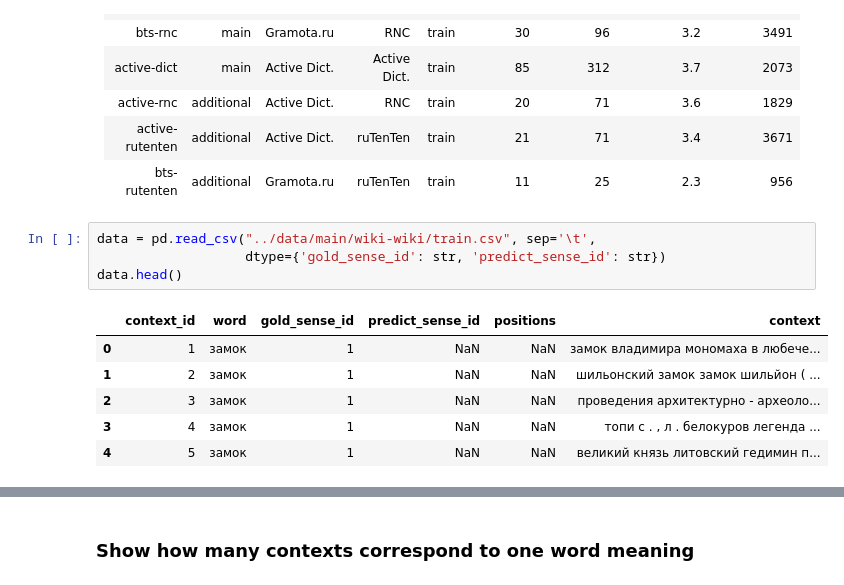
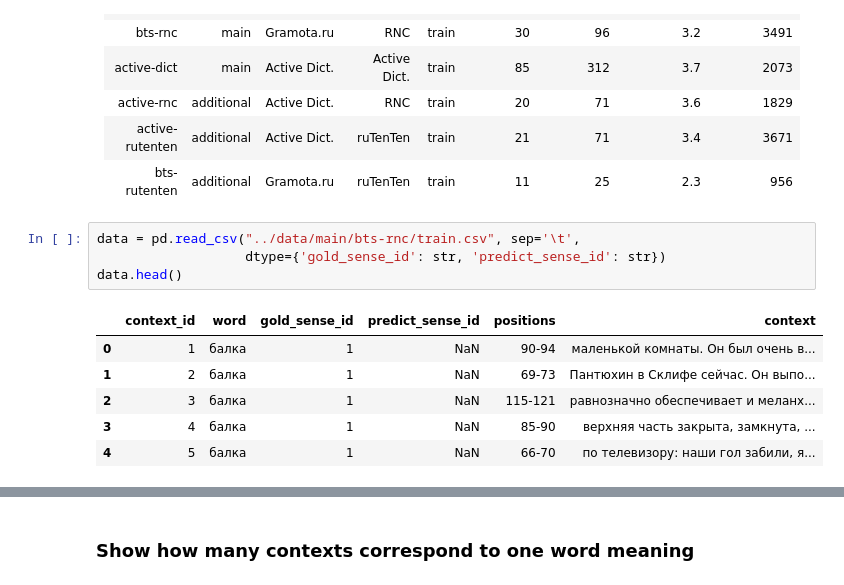
Before and after one commit to fogside/russe_wsi, a Jupyter notebook: notebooks/tf_ifd_kmeans_baseline.ipynb, the cells around one changed output, grey strips where cells are left out. Saved outputs shown, nothing was run; the diff lists cells and outputs as text.

```diff
--- a/notebooks/tf_ifd_kmeans_baseline.ipynb
+++ b/notebooks/tf_ifd_kmeans_baseline.ipynb
@@ -31,13 +31,13 @@ import tqdm
 |active-rutenten|additional|Active Dict.|ruTenTen|train|21|71|3.4|3671
 |bts-rutenten|additional|Gramota.ru|ruTenTen|train|11|25|2.3|956
 # %%
-data = pd.read_csv("../data/main/wiki-wiki/train.csv", sep='\t',
+data = pd.read_csv("../data/main/bts-rnc/train.csv", sep='\t',
                    dtype={'gold_sense_id': str, 'predict_sense_id': str})
 data.head()
 # %% [output]
 |  | context_id | word | gold_sense_id | predict_sense_id | positions | context |
-| 0 | 1 | замок | 1 | NaN | NaN | замок владимира мономаха в любече... |
-| 1 | 2 | замок | 1 | NaN | NaN | шильонский замок замок шильйон ( ... |
-| 2 | 3 | замок | 1 | NaN | NaN | проведения архитектурно - археоло... |
-| 3 | 4 | замок | 1 | NaN | NaN | топи с . , л . белокуров легенда ... |
-| 4 | 5 | замок | 1 | NaN | NaN | великий князь литовский гедимин п... |
+| 0 | 1 | балка | 1 | NaN | 90-94 | маленькой комнаты. Он был очень в... |
+| 1 | 2 | балка | 1 | NaN | 69-73 | Пантюхин в Склифе сейчас. Он выпо... |
+| 2 | 3 | балка | 1 | NaN | 115-121 | равнозначно обеспечивает и меланх... |
+| 3 | 4 | балка | 1 | NaN | 85-90 | верхняя часть закрыта, замкнута, ... |
+| 4 | 5 | балка | 1 | NaN | 66-70 | по телевизору: наши гол забили, я... |
```
Also changed, not shown: parts of 59 cells of this notebook.
